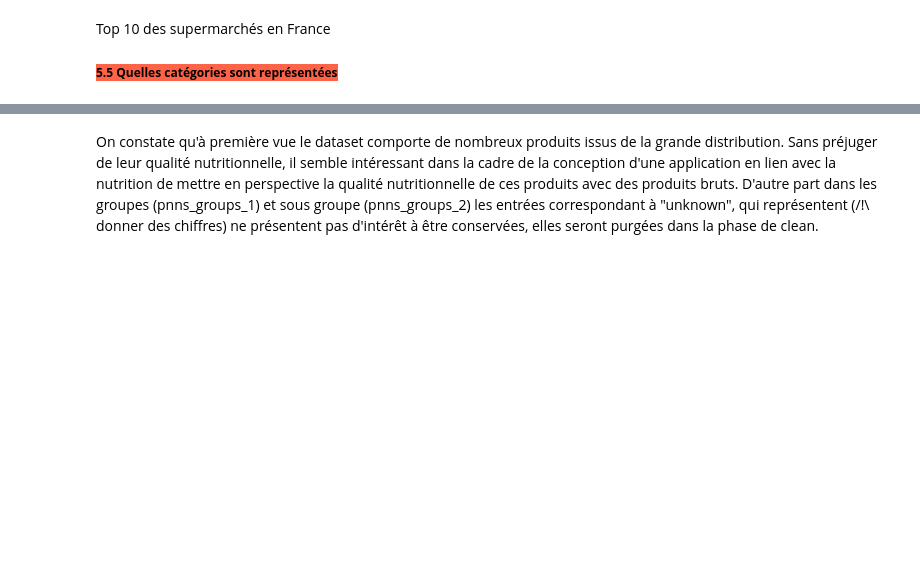
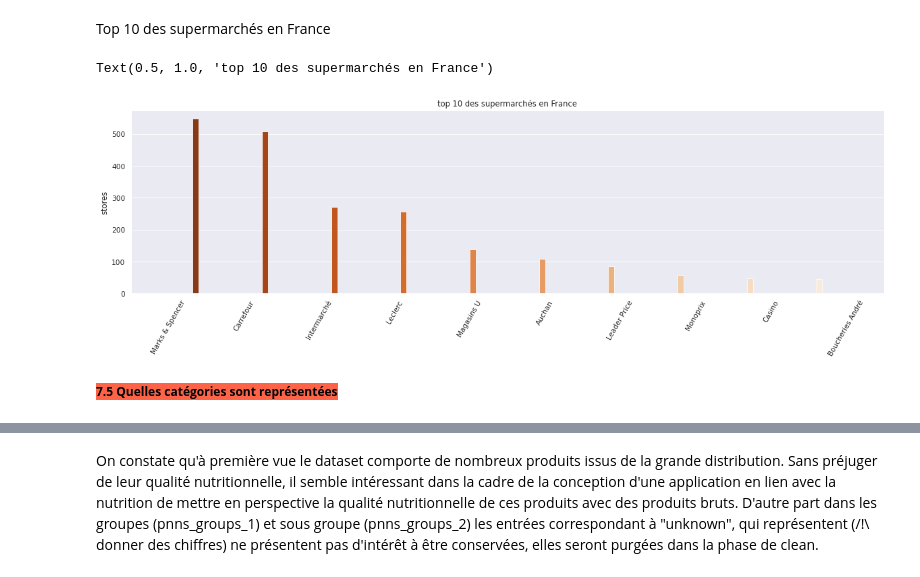
Before and after one commit to aldeponk/openfoodfact, a Jupyter notebook: Discover.ipynb, the cells around one changed output, grey strips where cells are left out. Saved outputs shown, nothing was run; the diff lists cells and outputs as text; code cells hidden in the pictures; blank space fills up the shorter version.

```diff
--- a/Discover.ipynb
+++ b/Discover.ipynb
@@ -581,15 +800,20 @@ top_n('stores','Supermarchés tous pays confondus',10)
 Top 10 des supermarchés en France
 # %%
 france = data[(data['countries']=="France") | (data['countries']=="en:FR") | (data['countries']=="en:france")]
+us = data[(data['countries']=="United States") | (data['countries']=="en:US") | (data['countries']=="en:us")]
+
 y=france['stores'].value_counts().head(10)
 x=france['stores'].value_counts().head(10).index
 plt.figure(figsize=(20,5))
 show = sns.barplot(x=x, y=y,hue=y, palette=("Oranges"))
 rotate_labels(show)
 show.legend_.remove()
 plt.title("top 10 des supermarchés en France")
+# %% [output]
+Text(0.5, 1.0, 'top 10 des supermarchés en France')
+[figure, added]
 # %% [markdown]
-<b style="background-color:tomato;font-size:12px;">5.5 Quelles catégories sont représentées</b>
+<b style="background-color:tomato;font-size:12px;">7.5 Quelles catégories sont représentées</b>
 <a id="categories"></a>
 # %%
 fig = plt.figure(figsize=(12,6))
```
Also changed, not shown: parts of 114 cells of this notebook, 1 other file.
